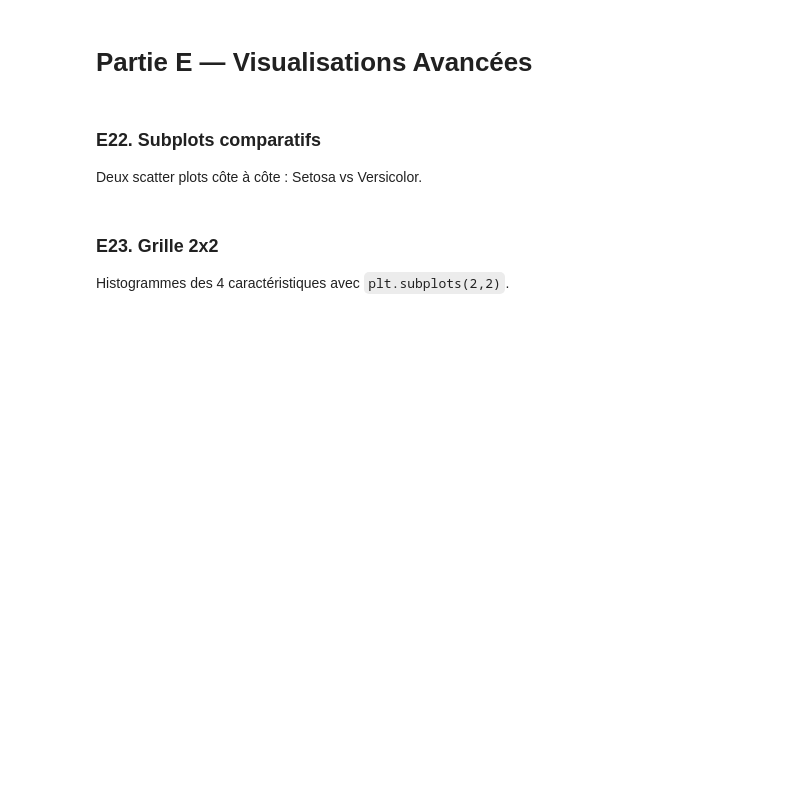
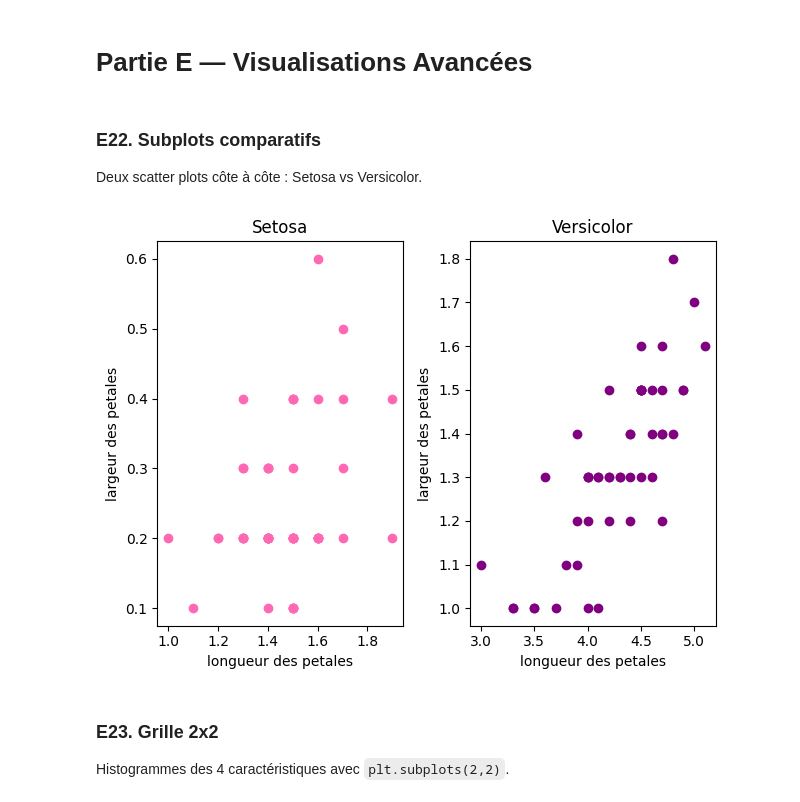
Before and after one commit to USMS-FPK-IA-GI-2025/controle-01-numpy-and-matplotlib-iris-Nini01Fz, a Jupyter notebook: notebooks/controle_numpy_matplotlib.ipynb, the cells around one changed output. Cells and saved outputs as stored; diff of their text form; code cells hidden in the pictures; blank space fills up the shorter version.

```diff
--- a/notebooks/controle_numpy_matplotlib.ipynb
+++ b/notebooks/controle_numpy_matplotlib.ipynb
@@ -351,3 +349,29 @@ Deux scatter plots côte à côte : Setosa vs Versicolor.
+# %%
+#Extraction des données par espèce
+# pour setosa
+petal_length_setosa = features[:50, 2]
+petal_width_setosa = features[:50, 3]
+# pour versicolor
+petal_length_versicolor = features[50:100, 2]
+petal_width_versicolor = features[50:100, 3]
+# Creation des subplots
+# Scatter plot Setosa
+plt.subplot(1, 2, 1)
+plt.scatter(petal_length_setosa, petal_width_setosa, c='hotpink')
+plt.xlabel('longueur des petales')
+plt.ylabel('largeur des petales')
+plt.title('Setosa')
+# Scatter pour Versicolor
+plt.subplot(1, 2, 2)
+plt.scatter(petal_length_versicolor, petal_width_versicolor, c='purple')
+plt.xlabel('longueur des petales')
+plt.ylabel('largeur des petales')
+plt.title('Versicolor')
+
+plt.tight_layout()
+plt.show()
+# %% [output]
+[figure, added]
 # %% [markdown]
 ### E23. Grille 2x2
 Histogrammes des 4 caractéristiques avec `plt.subplots(2,2)`.
```
Also changed, not shown: parts of 10 cells of this notebook.
